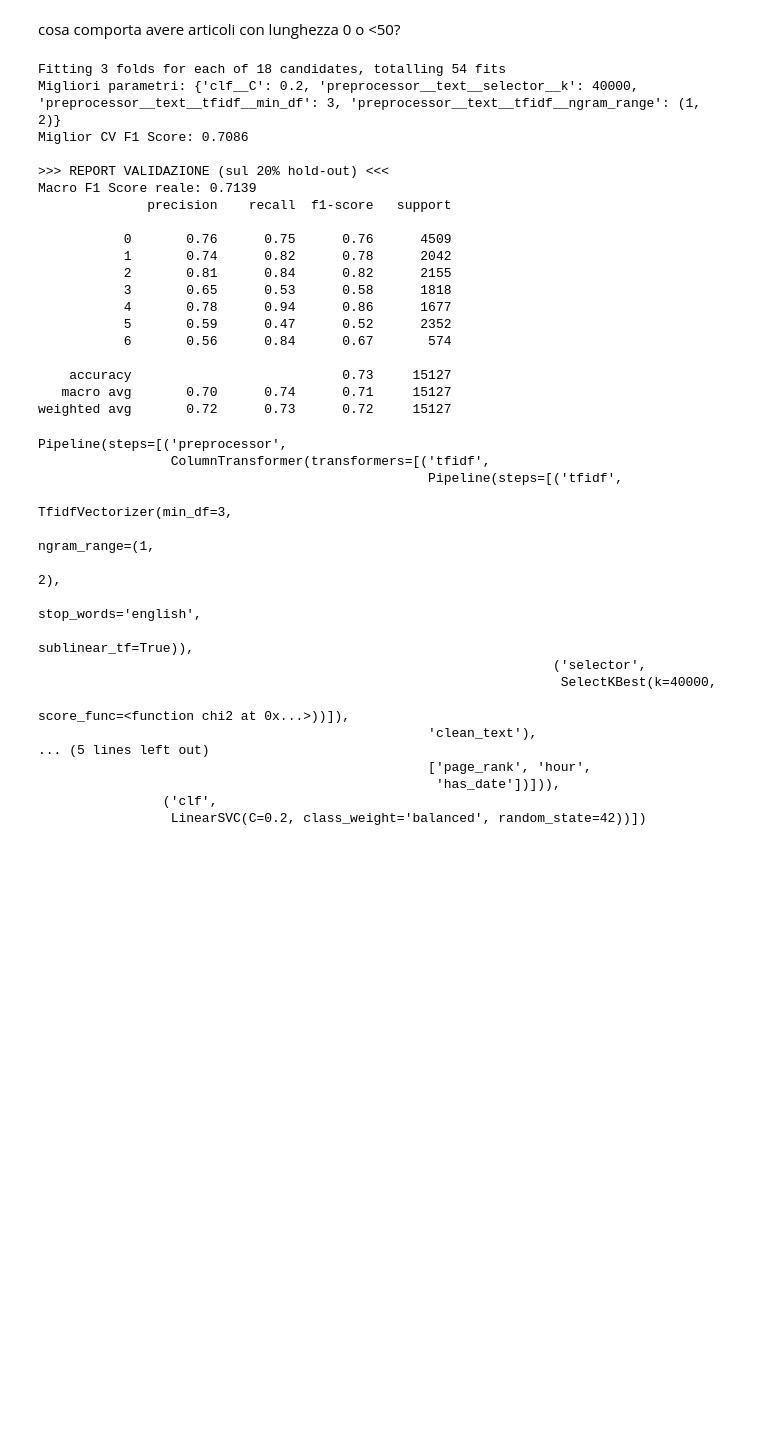
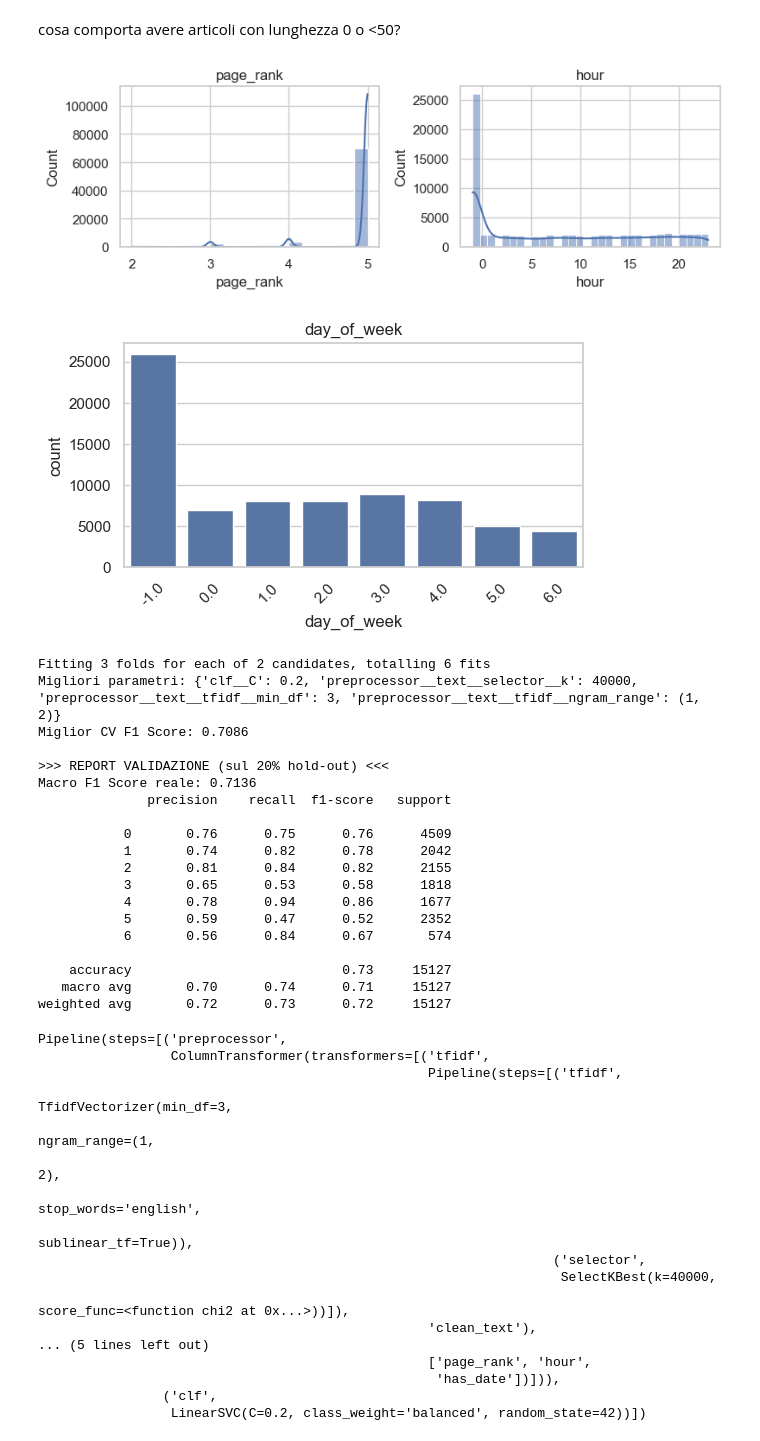
Before and after one commit to RikyPoz/DataScience_HW, a Jupyter notebook: analysisVECCHIO.ipynb, the cells around one changed output. Cells and saved outputs as stored; diff of their text form; code cells hidden in the pictures; blank space fills up the shorter version.

Commit message:
minMaxScaler

```diff
--- a/analysisVECCHIO.ipynb
+++ b/analysisVECCHIO.ipynb
@@ -251,6 +251,7 @@ Rimossi articoli troppo corti. Nuova dimensione dev_df: (75632, 14)
 cosa comporta avere articoli con lunghezza 0 o <50?
 # %%
 feature_cols = ['clean_text', 'source', 'page_rank', 'hour', 'day_of_week', 'has_date']
+num_features = ['page_rank', 'hour']
 
 X_dev = dev_df[feature_cols]
 X_eval = eval_df[feature_cols]
@@ -261,6 +262,28 @@ eval_ids = eval_df['Id']
 X_train, X_val, y_train, y_val = train_test_split(
     X_dev, y_dev, test_size=0.2, random_state=42, stratify=y_dev
 )
+# %%
+plt.figure(figsize=(20, 15))
+for i, col in enumerate(num_features):
+    plt.subplot(6, 5, i + 1)
+    sns.histplot(dev_df[col], kde=True)
+    plt.title(col)
+plt.tight_layout()
+plt.show()
+
+
+ordinal_features = ['day_of_week']
+plt.figure(figsize=(20, 15))
+for i, col in enumerate(ordinal_features):
+    plt.subplot(5, 4, i + 1)
+    sns.countplot(x=dev_df[col])
+    plt.xticks(rotation=45)
+    plt.title(col)
+plt.tight_layout()
+plt.show()
+# %% [output]
+[figure, added]
+[figure, added]
 # %%
 # Definiamo una pipeline specifica per il testo: TF-IDF -> Selezione Feature
 text_pipeline = Pipeline([
@@ -280,7 +303,7 @@ preprocessor = ColumnTransformer(
         ('ohe', OneHotEncoder(handle_unknown='ignore', min_frequency=5), ['source', 'day_of_week']),
 
         # 3. Ramo Numerico
-        ('num', StandardScaler(), ['page_rank', 'hour', 'has_date'])
+        ('num', MinMaxScaler(), ['page_rank', 'hour', 'has_date'])
     ],
     remainder='drop'
 )
@@ -293,9 +316,9 @@ base_pipeline = Pipeline([
 PARAM_GRID = {
     #'preprocessor__text__tfidf__max_features': [None],  # Proviamo ad aumentare ancora le parole
     'preprocessor__text__tfidf__ngram_range': [(1, 2)],
-    'preprocessor__text__selector__k': [40000, 50000, 'all'],
-    'clf__C': [0.1, 0.15, 0.2],
-    'preprocessor__text__tfidf__min_df': [3, 5]
+    'preprocessor__text__selector__k': [40000, 50000],
+    'clf__C': [0.2],
+    'preprocessor__text__tfidf__min_df': [3]
 }
 
 grid = GridSearchCV(
@@ -322,12 +345,12 @@ print(f"\n>>> REPORT VALIDAZIONE (sul 20% hold-out) <<<")
 print(f"Macro F1 Score reale: {val_f1:.4f}")
 print(classification_report(y_val, y_pred_val))
 # %% [output]
-Fitting 3 folds for each of 18 candidates, totalling 54 fits
+Fitting 3 folds for each of 2 candidates, totalling 6 fits
 Migliori parametri: {'clf__C': 0.2, 'preprocessor__text__selector__k': 40000, 'preprocessor__text__tfidf__min_df': 3, 'preprocessor__text__tfidf__ngram_range': (1, 2)}
 Miglior CV F1 Score: 0.7086
 
 >>> REPORT VALIDAZIONE (sul 20% hold-out) <<<
-Macro F1 Score reale: 0.7139
+Macro F1 Score reale: 0.7136
               precision    recall  f1-score   support
 
            0       0.76      0.75      0.76      4509
```
Also changed, not shown: parts of 2 cells of this notebook, 2 other files.
